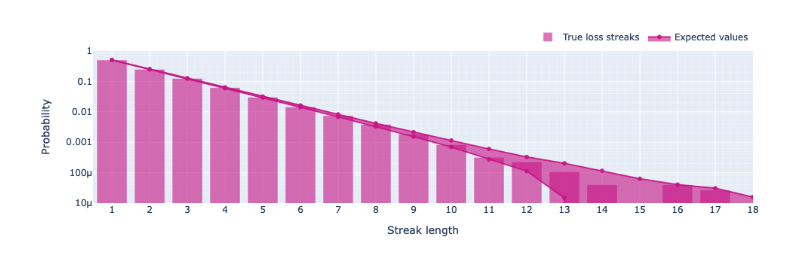
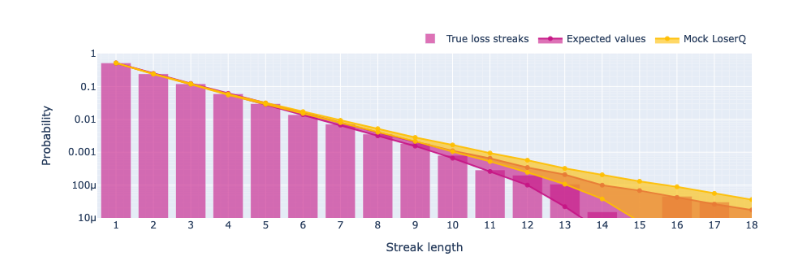
Before and after one commit to renecotyfanboy/leagueProject, a Jupyter notebook: streak_lengths.ipynb, the cells around one changed output. Saved outputs shown, nothing was run; the diff lists cells and outputs as text; code cells hidden in the pictures.

```diff
--- a/streak_lengths.ipynb
+++ b/streak_lengths.ipynb
@@ -22,4 +39,13 @@ true_counts_loss, bins = np.histogram(
+# %%
+mock_win_streaks_freq = mock_win_streaks_counts.sum(axis=1) / mock_win_streaks_counts.sum(axis=(1, 2))[:, None]
+mock_loss_streaks_freq = mock_loss_streaks_counts.sum(axis=1) / mock_loss_streaks_counts.sum(axis=(1, 2))[:, None]
+loserq_win_streaks_freq = loserq_win_streaks_counts.sum(axis=1) / loserq_win_streaks_counts.sum(axis=(1, 2))[:, None]
+loserq_loss_streaks_freq = loserq_loss_streaks_counts.sum(axis=1) / loserq_loss_streaks_counts.sum(axis=(1, 2))[:, None]
+# %%
+loserq_win_streaks_freq = loserq_win_streaks_counts
+loserq_loss_streaks_freq = loserq_loss_streaks_counts
 # %%
+import numpy as np
 import plotly.graph_objects as go
 
 fig = go.Figure()
@@ -33,8 +59,8 @@ bins = dict( # bins used for histogram
 
 fig.add_trace(
     go.Bar(
-        x=np.arange(1, 20, 1),
-        y=true_counts_wins,
+        x=np.arange(1, len(true_win_streaks_freq), 1),
+        y=true_win_streaks_freq,
         name='True win streaks',
         marker_color='rgba(60, 179, 113, 0.6)',
     )
@@ -42,8 +68,8 @@ fig.add_trace(
 
 fig.add_trace(
     go.Bar(
-        x=np.arange(1, 20, 1),
-        y=true_counts_loss,
+        x=np.arange(1, len(true_loss_streaks_freq), 1),
+        y=true_loss_streaks_freq,
         name='True loss streaks',
         marker_color='rgba(199, 21, 133, 0.6)',
     )
@@ -237,7 +203,7 @@ fig = go.Figure()
 fig.add_trace(
     go.Bar(
         x=np.arange(1, 20, 1),
-        y=true_counts_loss,
+        y=true_loss_streaks_freq,
         name='True loss streaks',
         marker_color='rgba(199, 21, 133, 0.6)',
     )
@@ -246,7 +212,7 @@ fig.add_trace(
 fig.add_trace(
     go.Scatter(
         x=np.arange(1, 20, 1),
-        y=mean_loss_counts - 2*std_loss_counts,
+        y=np.mean(mock_loss_streaks_freq, axis=0) - 2*np.std(mock_loss_streaks_freq, axis=0),
         line=dict(color='rgba(199, 21, 133, 0.9)'),
         name='Expected values',
         showlegend=False,
@@ -257,12 +223,35 @@ fig.add_trace(
 fig.add_trace(
     go.Scatter(
         x=np.arange(1, 20, 1),
-        y=mean_loss_counts + 2*std_loss_counts,
+        y=np.mean(mock_loss_streaks_freq, axis=0) + 2*np.std(mock_loss_streaks_freq, axis=0),
         line=dict(color='rgba(199, 21, 133, 0.9)'),
         fillcolor='rgba(199, 21, 133, 0.6)',
         fill='tonexty',
         name='Expected values',
         legendgroup='fake_lose'
+    )
+)
+
+fig.add_trace(
+    go.Scatter(
+        x=np.arange(1, 20, 1),
+        y=np.mean(loserq_loss_streaks_freq, axis=0) - 2*np.std(loserq_loss_streaks_freq, axis=0),
+        line=dict(color='rgba(255, 191, 0, 0.9)'),
+        name='Expected values',
+        showlegend=False,
+        legendgroup='fake_loserq'
+    )
+)
+
+fig.add_trace(
+    go.Scatter(
+        x=np.arange(1, 20, 1),
+        y=np.mean(loserq_loss_streaks_freq, axis=0) + 2*np.std(loserq_loss_streaks_freq, axis=0),
+        line=dict(color='rgba(255, 191, 0, 0.9)'),
+        fillcolor='rgba(255, 191, 0, 0.6)',
+        fill='tonexty',
+        name='Mock LoserQ',
+        legendgroup='fake_loserq'
     )
 )
 
@@ -270,31 +259,31 @@ fig.update_xaxes(
     tickmode='linear',
     tick0=1,
     dtick=1,
     range=[0.5, 18.],
     title='Streak length',
     showgrid=True,
     minor=dict(showgrid=True)
 )
 
 fig.update_yaxes(
     type='log',
     title='Probability',
     range=[-5, 0],
     showgrid=True,
     minor=dict(showgrid=True)
 )
 
 fig.update_layout(
     hovermode="x",
     margin=dict(l=20, r=20, t=20, b=20),
     legend=dict(orientation="h", yanchor="bottom", y=1.02, xanchor="right", x=1),
     width=600, height=300,
 )
 
 # Save to JSON file
 with open("docs/loserQ/assets/mock_streak_histogram_loss.json", "w") as f:
     f.write(fig.to_json(pretty=True))
 
 fig.show()
 # %% [output]
-[figure, old version]
+[figure, new version]
```
Also changed, not shown: parts of 10 cells of this notebook, 5 other files.
